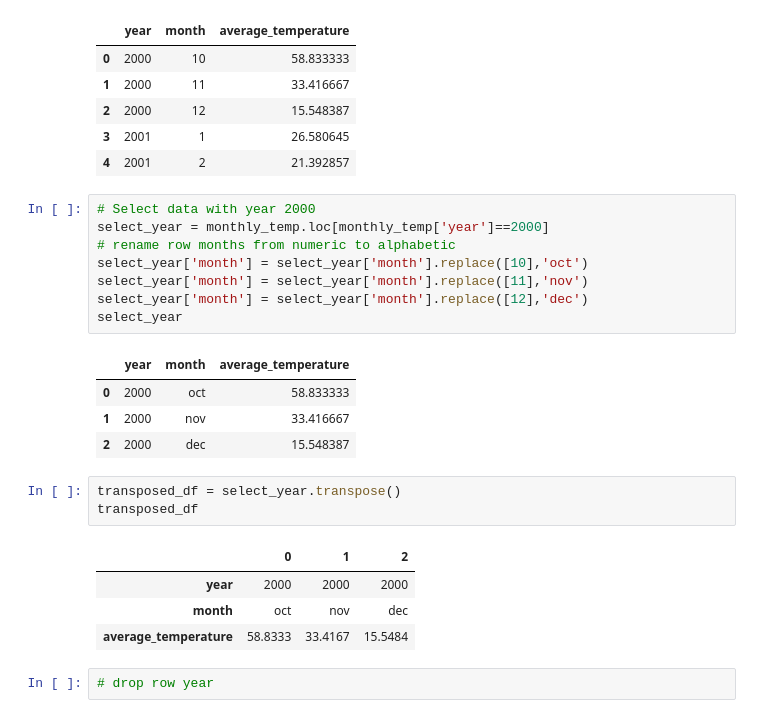
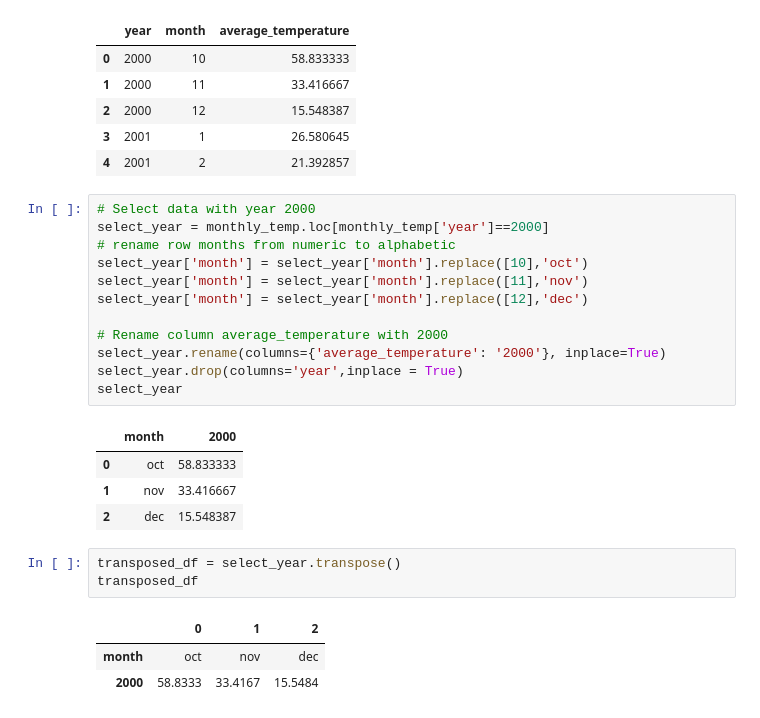
Before and after one commit to stew1922/data_farming, a Jupyter notebook: notebooks/carolina.ipynb, the cells around one changed output. Saved outputs shown, nothing was run; the diff lists cells and outputs as text.

Commit message:
complete 1st year pass for temp table

```diff
--- a/notebooks/carolina.ipynb
+++ b/notebooks/carolina.ipynb
@@ -117,23 +117,24 @@ monthly_temp.head()
 # %%
 # Select data with year 2000
 select_year = monthly_temp.loc[monthly_temp['year']==2000]
 # rename row months from numeric to alphabetic
 select_year['month'] = select_year['month'].replace([10],'oct')
 select_year['month'] = select_year['month'].replace([11],'nov')
 select_year['month'] = select_year['month'].replace([12],'dec')
+
+# Rename column average_temperature with 2000
+select_year.rename(columns={'average_temperature': '2000'}, inplace=True)
+select_year.drop(columns='year',inplace = True)
 select_year
 # %% [output]
-|  | year | month | average_temperature |
-| 0 | 2000 | oct | 58.833333 |
-| 1 | 2000 | nov | 33.416667 |
-| 2 | 2000 | dec | 15.548387 |
+|  | month | 2000 |
+| 0 | oct | 58.833333 |
+| 1 | nov | 33.416667 |
+| 2 | dec | 15.548387 |
 # %%
 transposed_df = select_year.transpose()
 transposed_df
 # %% [output]
 |  | 0 | 1 | 2 |
-| year | 2000 | 2000 | 2000 |
 | month | oct | nov | dec |
-| average_temperature | 58.8333 | 33.4167 | 15.5484 |
+| 2000 | 58.8333 | 33.4167 | 15.5484 |
-# %%
-# drop row year
```
Also changed, not shown: parts of 1 cell of this notebook.
